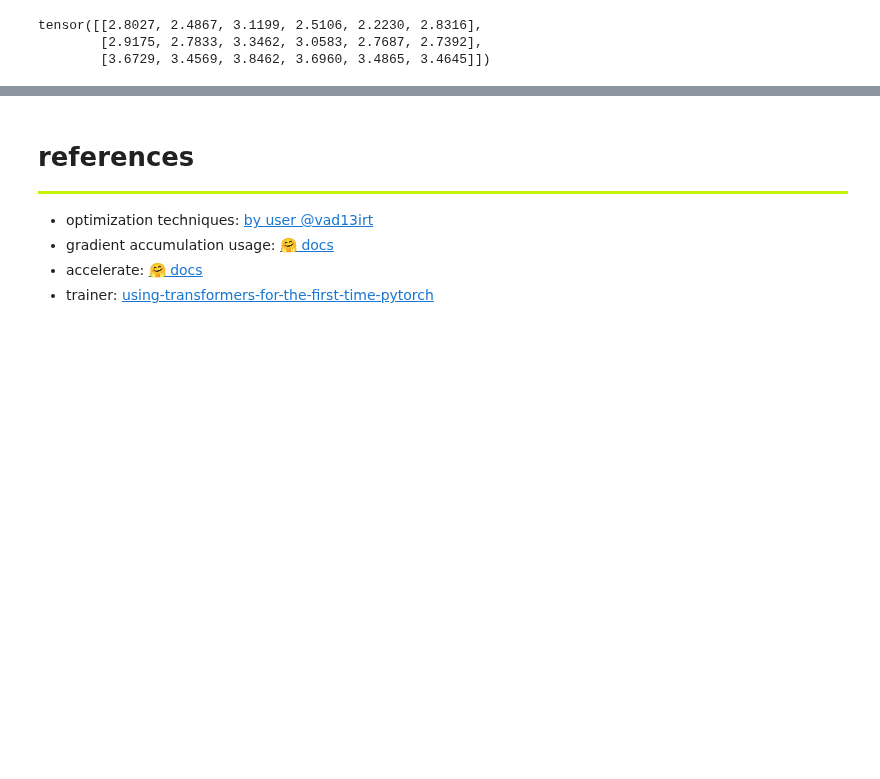
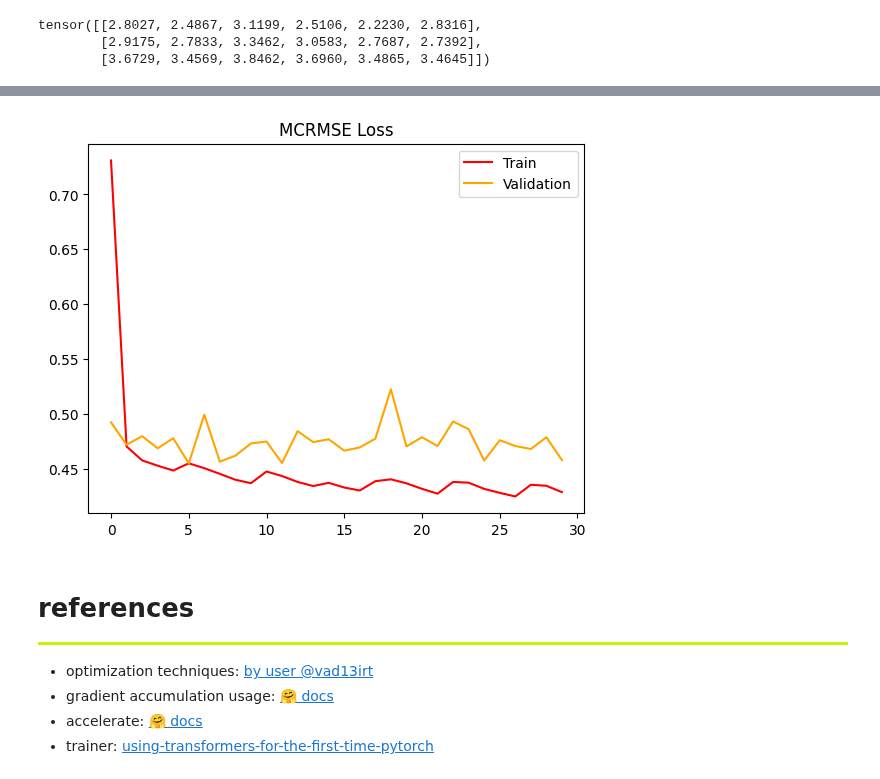
Before and after one commit to Nov05/Google-Colaboratory, a Jupyter notebook: 20230911_deberta_v3_base_accelerate_finetuning.ipynb, the cells around one changed output, grey strips where cells are left out. Drawn from its saved outputs; the diff is of its cells as text; code cells hidden in the pictures; blank space fills up the shorter version.

```diff
--- a/20230911_deberta_v3_base_accelerate_finetuning.ipynb
+++ b/20230911_deberta_v3_base_accelerate_finetuning.ipynb
@@ -79,17 +83,25 @@ config = {
     'model': 'microsoft/deberta-v3-base', ## name or path
     'dropout': 0.5,
     'max_length': 512,
-    'batch_size': 8, ## any number larger than 8 causes in CUDA OOM for unfreezed encoder on Kaggle GPU
-    'epochs': 7,
+    'batch_size': 16, ## any number larger than 8 causes in CUDA OOM for unfreezed encoder on Kaggle GPU
+    'epochs': 10,
     'lr': 3e-4,
     'enable_scheduler': True,
     'scheduler': 'CosineAnnealingWarmRestarts',
     'gradient_accumulation_steps': 2,
     'adam_eps': 1e-6, # 1e-8 default
-    'freeze_encoder': True
+    'freeze_encoder': True,
+    'wandb': True,
+    'epochs_saved': 0
 }
 # %%
 tokenizer = AutoTokenizer.from_pretrained(config['model'])
 # %% [output]
 Special tokens have been added in the vocabulary, make sure the associated word embeddings are fine-tuned or trained.
 Special tokens have been added in the vocabulary, make sure the associated word embeddings are fine-tuned or trained.
+# %%
+run = wandb.init(project='deberta-v3-base-accelerate-finetuning',
+                 name=config["model"],
+                 group=config["model"],
+                 job_type="training",
+                 config=config)
@@ -673,0 +748,18 @@ y_preds = trainer.test(df_loader)
+# %%
+PTH_PATH = "/content/drive/MyDrive/models/20230911_deberta-v3-base-accelerate-finetuning.ipynb/00_30epochs.pth"
+CHECKPOINT_PATH = "/content/drive/MyDrive/models/20230911_deberta-v3-base-accelerate-finetuning.ipynb/00_30epochs.checkpoint"
+
+if __name__ == '__main__': ## if using pickle or joblib to save the model; using state dict is fine
+    model = EssayModel(config)
+    model.load_state_dict(torch.load(PTH_PATH, map_location='cuda'))
+    trainer = Trainer(model, (train_loader, val_loader), config, accelerator)
+
+    checkpoint = torch.load(CHECKPOINT_PATH)
+    # model.load_state_dict(checkpoint['model_state_dict'])
+    trainer.optim.load_state_dict(checkpoint['optimizer_state_dict'])
+    trainer.train_losses = checkpoint['train_losses']
+    trainer.val_losses = checkpoint['val_losses']
+    config['epochs_saved'] = checkpoint['epoch']
+
+    trainer.train()
+    if config['wandb']: wandb.finish()
@@ -673,0 +792,7 @@ y_preds = trainer.test(df_loader)
+# %%
+plt.plot(trainer.train_losses, color='red')
+plt.plot(trainer.val_losses, color='orange')
+plt.title('MCRMSE Loss')
+plt.legend(['Train', 'Validation'], loc='upper right');
+# %% [output]
+[figure, added]
```
Also changed, not shown: parts of 26 cells of this notebook.
